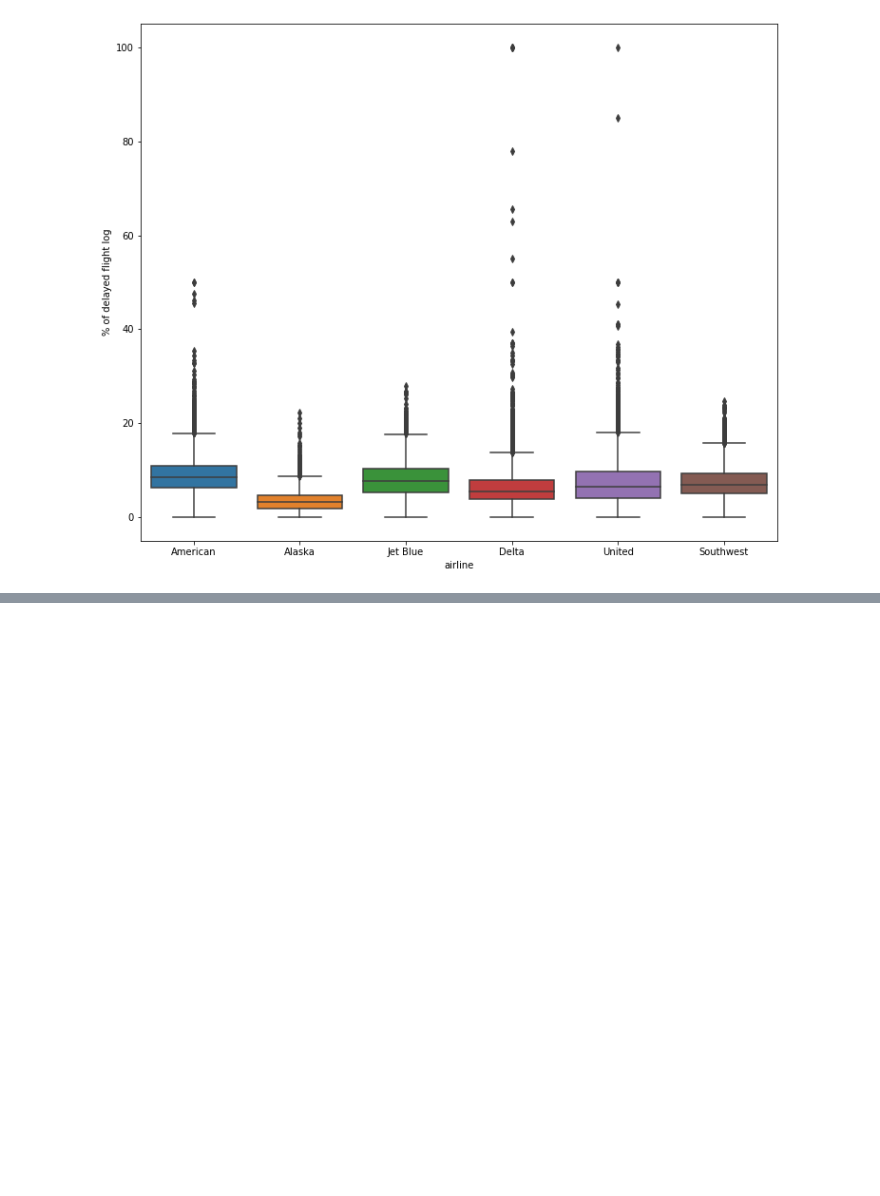
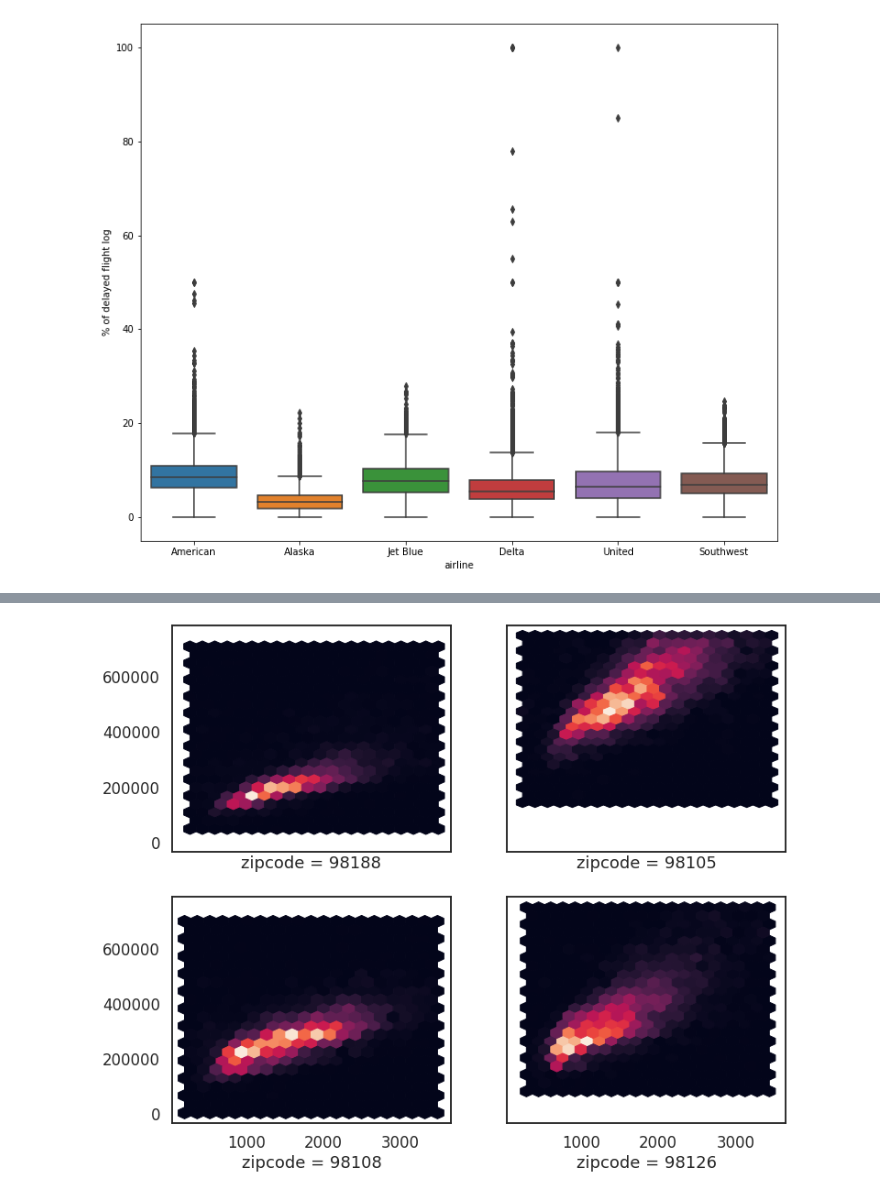
Before and after one commit to MK316/statistics, a Jupyter notebook: 01_EDA.ipynb, the cells around one changed output, grey strips where cells are left out. Drawn from its saved outputs; the diff is of its cells as text; code cells hidden in the pictures; blank space fills up the shorter version.

```diff
--- a/01_EDA.ipynb
+++ b/01_EDA.ipynb
@@ -320,0 +348,26 @@ plt.show()
+# %%
+kc_tax_zip1 = kc_tax0.loc[(kc_tax0.ZipCode == 98188), :]
+kc_tax_zip2 = kc_tax0.loc[(kc_tax0.ZipCode == 98105), :]
+kc_tax_zip3 = kc_tax0.loc[(kc_tax0.ZipCode == 98108), :]
+kc_tax_zip4 = kc_tax0.loc[(kc_tax0.ZipCode == 98126), :]
+# %%
+sns.set_style('white')
+sns.set_palette('dark')
+sns.set_context('talk')
+
+fig, ((ax1, ax2), (ax3, ax4)) = plt.subplots(2, 2, sharex=True, sharey=True, figsize=(12, 10))
+ax1.hexbin(kc_tax_zip1.SqFtTotLiving, kc_tax_zip1.TaxAssessedValue, gridsize=20)
+ax1.set_xlabel('zipcode = 98188')
+
+ax2.hexbin(kc_tax_zip2.SqFtTotLiving, kc_tax_zip2.TaxAssessedValue, gridsize=20)
+ax2.set_xlabel('zipcode = 98105')
+
+ax3.hexbin(kc_tax_zip3.SqFtTotLiving, kc_tax_zip3.TaxAssessedValue, gridsize=20)
+ax3.set_xlabel('zipcode = 98108')
+
+ax4.hexbin(kc_tax_zip4.SqFtTotLiving, kc_tax_zip4.TaxAssessedValue, gridsize=20)
+ax4.set_xlabel('zipcode = 98126')
+
+plt.show()
+# %% [output]
+[figure, added]
```
Also changed, not shown: parts of 7 cells of this notebook.
